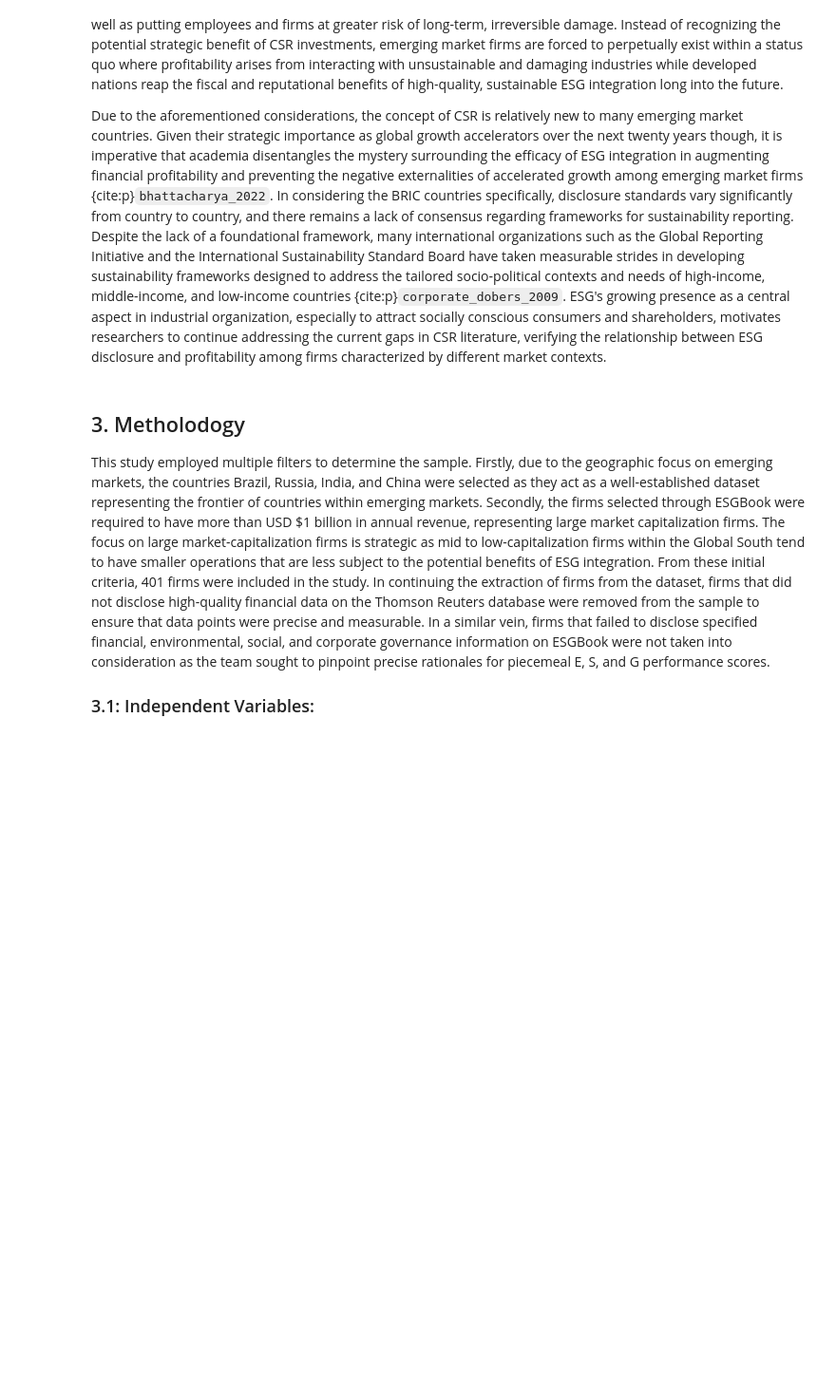
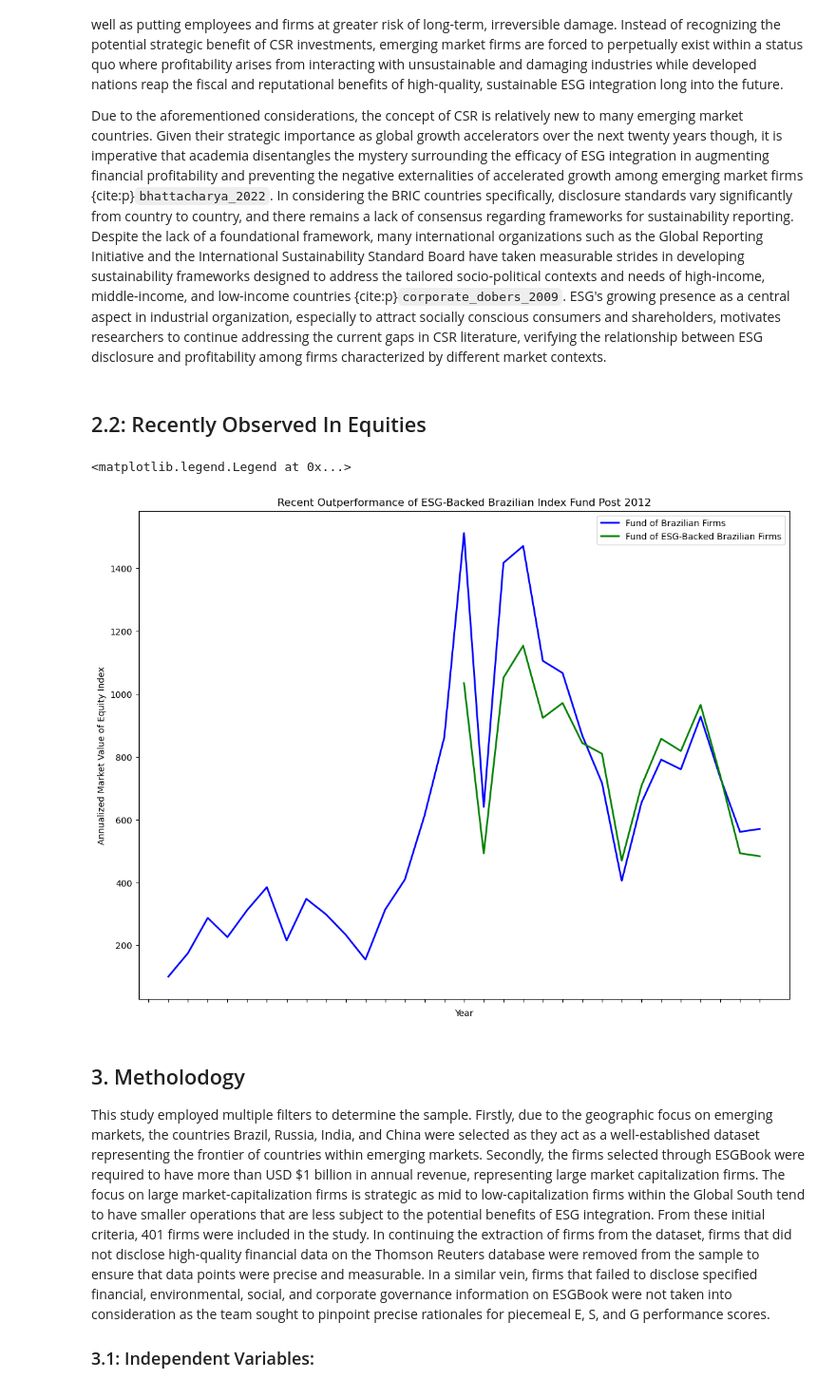
Before and after one commit to avnikadubey/as.180.369, a Jupyter notebook: contrib/avnikadubey/jupyterbook-avnikadubey/avnikadubey-paper.ipynb, the cells around one changed output. Shown: that part at 95% size. Drawn from its saved outputs; the diff is of its cells as text; code cells hidden in the pictures; blank space fills up the shorter version.

```diff
--- a/contrib/avnikadubey/jupyterbook-avnikadubey/avnikadubey-paper.ipynb
+++ b/contrib/avnikadubey/jupyterbook-avnikadubey/avnikadubey-paper.ipynb
@@ -44,3 +42,48 @@ Focusing primarily on developing countries, many of the studies conducted have r
 In addition to the difference in institutional backgrounds impacting ESG adoption, many firms within emerging markets are targeted by Global North firms as vessels to conduct high-pollution operations due to the lack of sustainable accountability within the country. For instance, {cite:t}`review_yang_2015` investigate the “race to the bottom” in China where many foreign companies from developed countries seek out Chinese firms faced with weaker environmental regulations and lower compliance costs to conduct operations that would receive significant penalties in developed countries. This consideration has neo-colonial implications as developed countries offshore their environmentally unsustainable production to countries bound by weaker socio-environmental policies, removing an emerging market’s ability to transform its processes to become more sustainable and profitable as well as putting employees and firms at greater risk of long-term, irreversible damage. Instead of recognizing the potential strategic benefit of CSR investments, emerging market firms are forced to perpetually exist within a status quo where profitability arises from interacting with unsustainable and damaging industries while developed nations reap the fiscal and reputational benefits of high-quality, sustainable ESG integration long into the future.
 
 Due to the aforementioned considerations, the concept of CSR is relatively new to many emerging market countries. Given their strategic importance as global growth accelerators over the next twenty years though, it is imperative that academia disentangles the mystery surrounding the efficacy of ESG integration in augmenting financial profitability and preventing the negative externalities of accelerated growth among emerging market firms {cite:p}`bhattacharya_2022`. In considering the BRIC countries specifically, disclosure standards vary significantly from country to country, and there remains a lack of consensus regarding frameworks for sustainability reporting. Despite the lack of a foundational framework, many international organizations such as the Global Reporting Initiative and the International Sustainability Standard Board have taken measurable strides in developing sustainability frameworks designed to address the tailored socio-political contexts and needs of high-income, middle-income, and low-income countries {cite:p}`corporate_dobers_2009`. ESG's growing presence as a central aspect in industrial organization, especially to attract socially conscious consumers and shareholders, motivates researchers to continue addressing the current gaps in CSR literature, verifying the relationship between ESG disclosure and profitability among firms characterized by different market contexts.
+# %% [markdown]
+## 2.2: Recently Observed In Equities
+# %%
+# Library to suppress warnings
+import warnings
+warnings.filterwarnings('ignore')
+
+# Libraries to help with reading and manipulating data
+import statsmodels.api as sm
+import pandas as pd
+import numpy as np
+import matplotlib.pyplot as plt
+import datetime
+
+data = pd.read_csv("countrydata.csv")
+df = data.copy()
+# %%
+#Assign different columns of data into different series
+BR = data['Brazil']
+BRESG = data['Brazil ESG']
+CH = data['China']
+CHESG = data ['China ESG']
+IN = data ['India']
+INESG = data ["India ESG']
+
+YR = data['Date']
+# %%
+#Brazilian Divergence
+fig=plt.figure()
+myaxes=fig.add_axes([0.1,0.1,1.6,1.6])
+
+#Add data to the graph
+myaxes.plot(YR, BR,'blue',lw=2)
+myaxes.plot(YR, BRESG,'green',lw=2)
+
+#Set labels
+myaxes.set_xlabel('Year')
+myaxes.set_xticklabels(["2001","2010"])
+#plt.axhline(y=0, linestyle='dashed',color='black')
+myaxes.set_ylabel('Annualized Market Value of Equity Index')
+myaxes.set_title(label="Recent Outperformance of ESG-Backed Brazilian Index Fund Post 2012")
+plt.legend(["Fund of Brazilian Firms", "Fund of ESG-Backed Brazilian Firms"], loc=0)
+# %% [output]
+<matplotlib.legend.Legend at 0x...>
+[figure, added]
```
Also changed, not shown: parts of 4 cells of this notebook.
